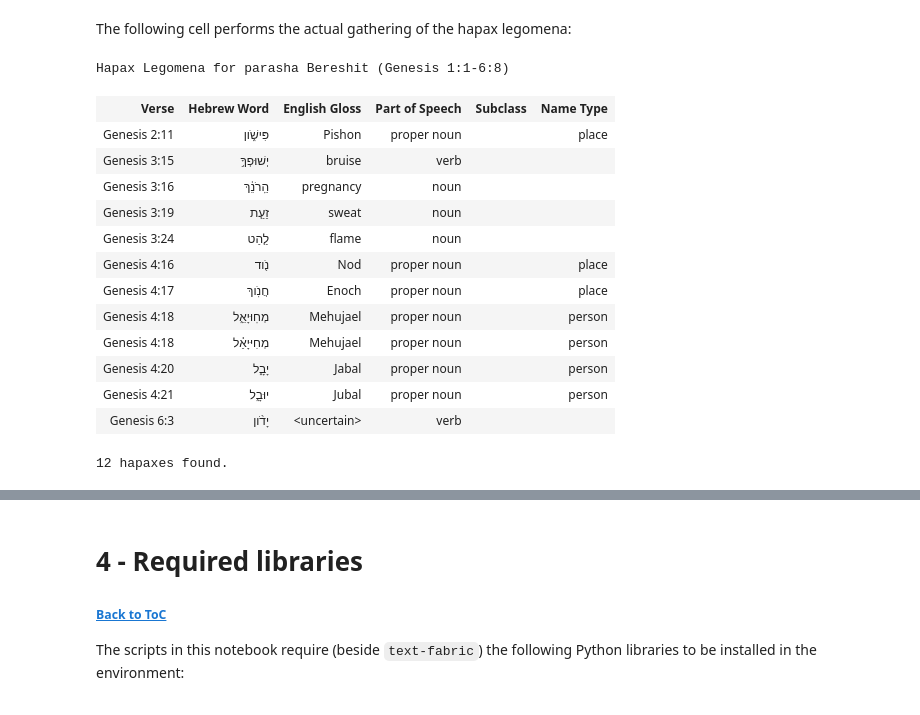
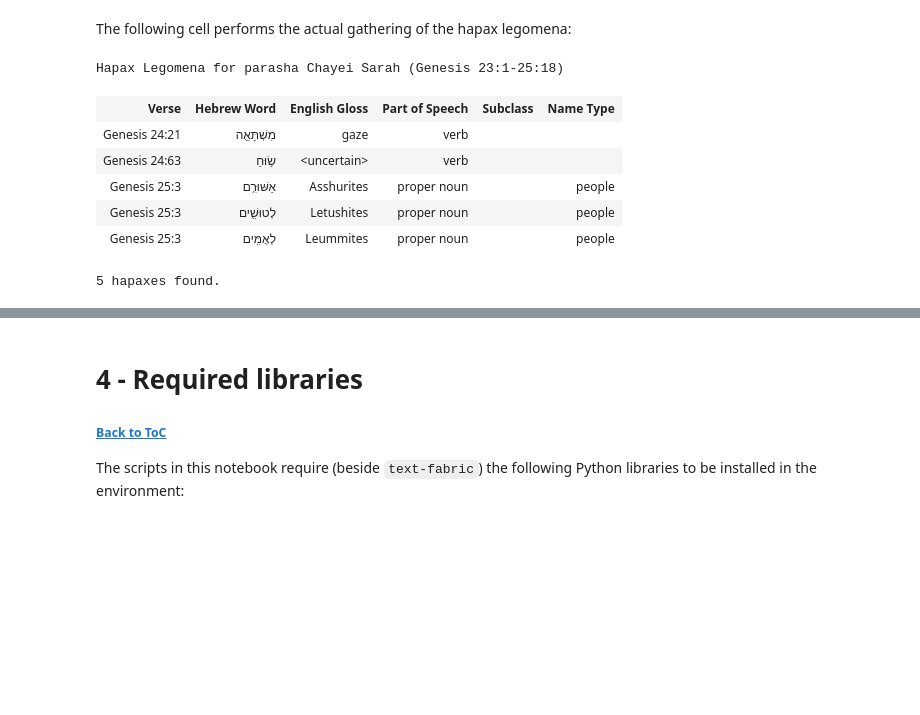
Before and after one commit to tonyjurg/Parashot, a Jupyter notebook: WeeklyParasha/05 - Chayei Sara/hapax.ipynb, the cells around one changed output, grey strips where cells are left out. Drawn from its saved outputs; the diff is of its cells as text; code cells hidden in the pictures; blank space fills up the shorter version.

```diff
--- a/WeeklyParasha/05 - Chayei Sara/hapax.ipynb
+++ b/WeeklyParasha/05 - Chayei Sara/hapax.ipynb
@@ -203,48 +203,41 @@ for verse, node in parashaResults:
             f"<td>{wordLink}</td>"
             f"<td>{escapeMarkdown(F.gloss.v(node))}</td>"
             f"<td>{escapeMarkdown(posMapping.get(F.sp.v(node), ''))}</td>"
             f"<td>{escapeMarkdown(subclassMapping.get(F.ls.v(node), ''))}</td>"
             f"<td>{escapeMarkdown(expandNametype(F.nametype.v(node)))}</td>"
             f"</tr>"
         )
 
 # Close the table
 htmlContent += "</table>"
 htmlContent += f"<p>{numberOfHapax} hapaxes found.</p>"
 
 
 # Display the HTML content in the notebook
 display(HTML(htmlContent))
 
 # Define the HTML filename and store to file
-fileName = f"hapax_legomena({parashaNameEnglish.replace(' ','%20')}).html"
+fileName = f"hapax_legomena({parashaNameEnglish.replace(' ','_')}).html"
 htmlContentFull = wrapHTML(htmlContent,reportTitle)
 with open(fileName, "w", encoding="utf-8") as file:
     file.write(htmlContentFull)
 
 # display download button
 downloadButton = f"""
 <a download="{fileName}" href="data:text/html;charset=utf-8,{htmlContentFull.replace('&', '&amp;').replace('<', '&lt;').replace('>', '&gt;').replace('"', '&quot;').replace("'", '&#39;')}" target="_blank">
     <button>Download as HTML</button>
 </a>
 """
 display(HTML(downloadButton))
 # %% [output]
-Hapax Legomena for parasha Bereshit (Genesis 1:1-6:8)
+Hapax Legomena for parasha Chayei Sarah (Genesis 23:1-25:18)
 | Verse | Hebrew Word | English Gloss | Part of Speech | Subclass | Name Type |
-| Genesis 2:11 | פִּישֹׁ֑ון | Pishon | proper noun |  | place |
-| Genesis 3:15 | יְשׁוּפְךָ֣ | bruise | verb |  |  |
-| Genesis 3:16 | הֵֽרֹנֵ֔ךְ | pregnancy | noun |  |  |
-| Genesis 3:19 | זֵעַ֤ת | sweat | noun |  |  |
-| Genesis 3:24 | לַ֤הַט | flame | noun |  |  |
-| Genesis 4:16 | נֹ֖וד | Nod | proper noun |  | place |
-| Genesis 4:17 | חֲנֹֽוךְ | Enoch | proper noun |  | place |
-| Genesis 4:18 | מְחֽוּיָאֵ֑ל | Mehujael | proper noun |  | person |
-| Genesis 4:18 | מְחִיּיָאֵ֗ל | Mehujael | proper noun |  | person |
-| Genesis 4:20 | יָבָ֑ל | Jabal | proper noun |  | person |
-| Genesis 4:21 | יוּבָ֑ל | Jubal | proper noun |  | person |
-| Genesis 6:3 | יָדֹ֨ון | <uncertain> | verb |  |  |
+| Genesis 24:21 | מִשְׁתָּאֵ֖ה | gaze | verb |  |  |
+| Genesis 24:63 | שׂ֥וּחַ | <uncertain> | verb |  |  |
+| Genesis 25:3 | אַשּׁוּרִ֥ם | Asshurites | proper noun |  | people |
+| Genesis 25:3 | לְטוּשִׁ֖ים | Letushites | proper noun |  | people |
+| Genesis 25:3 | לְאֻמִּֽים | Leummites | proper noun |  | people |
-12 hapaxes found.
+5 hapaxes found.
 [interactive output not drawn]
 # %% [markdown]
 # 4 - Required libraries <a class="anchor" id="bullet4"></a>
```
Also changed, not shown: parts of 2 cells of this notebook, 16 other files.
